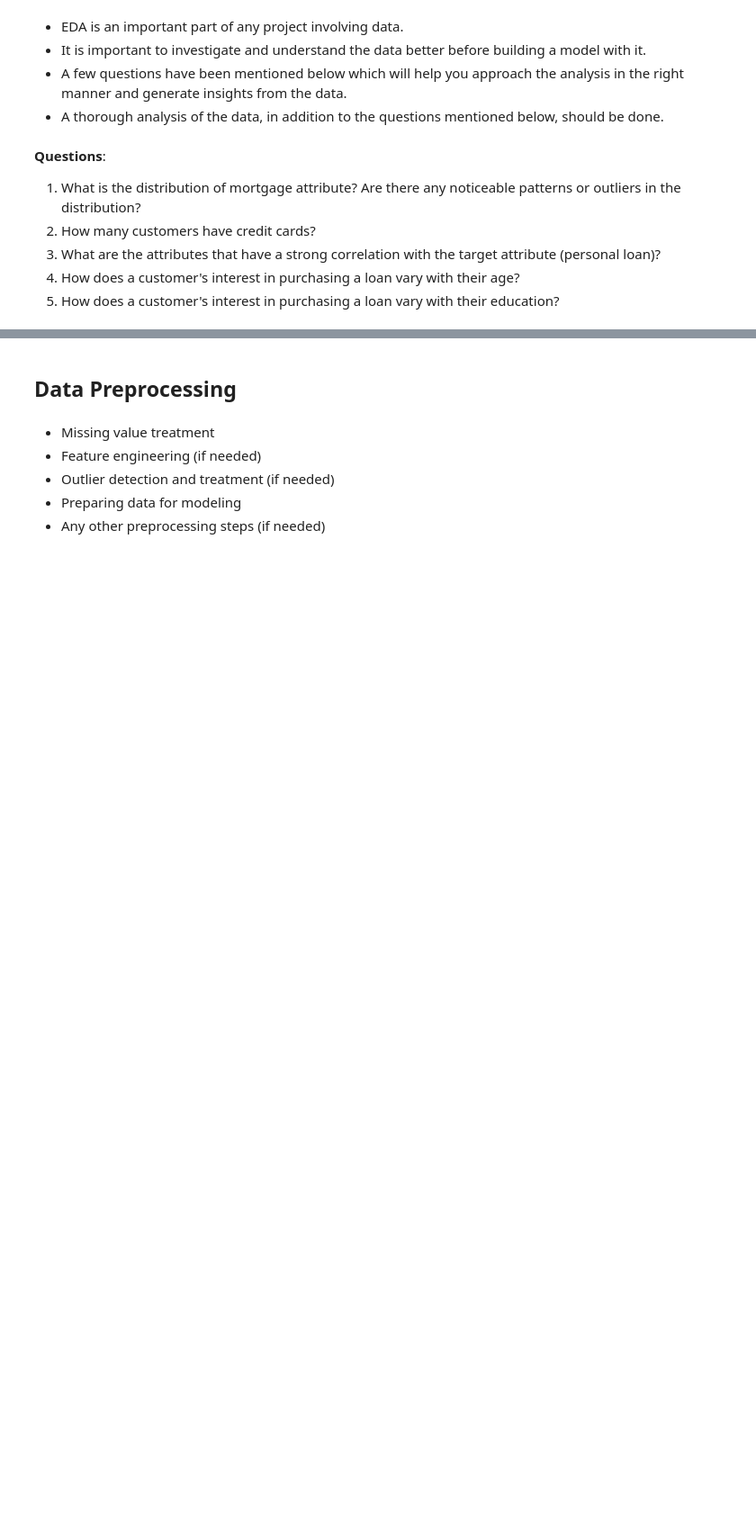
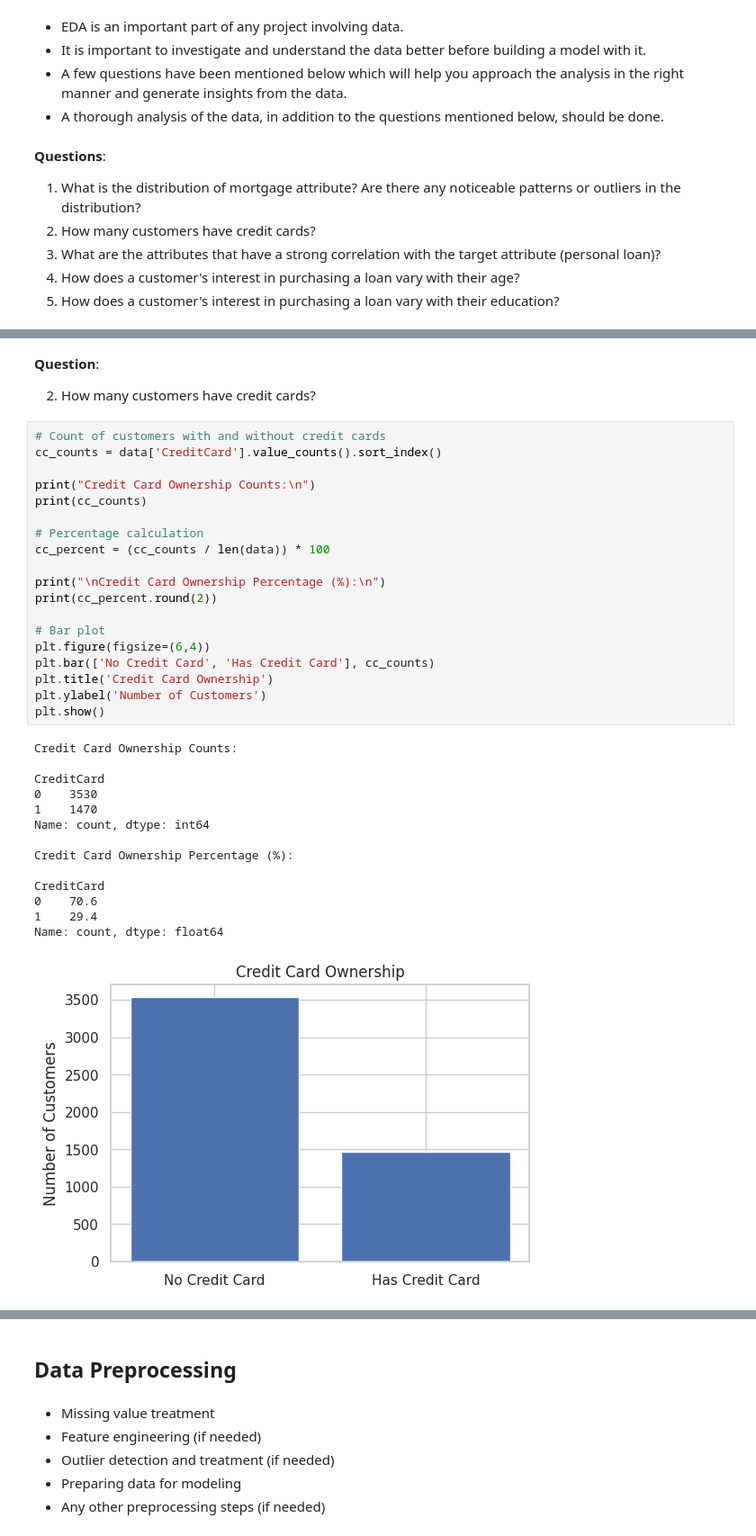
Before and after one commit to click2shivesh/shivesh-uta-aiml-py, a Jupyter notebook: Shivesh_AIML_ML_Project_Full_Code_Notebook.ipynb, the cells around one changed output, grey strips where cells are left out. Shown at 90% size. Drawn from its saved outputs; the diff is of its cells as text; blank space fills up the shorter version.

```diff
--- a/Shivesh_AIML_ML_Project_Full_Code_Notebook.ipynb
+++ b/Shivesh_AIML_ML_Project_Full_Code_Notebook.ipynb
@@ -323,0 +424,38 @@ Understanding these mortgage ranges helps identify segments with differing credi
+# %% [markdown]
+**Question**:
+
+2. How many customers have credit cards?
+# %%
+# Count of customers with and without credit cards
+cc_counts = data['CreditCard'].value_counts().sort_index()
+
+print("Credit Card Ownership Counts:\n")
+print(cc_counts)
+
+# Percentage calculation
+cc_percent = (cc_counts / len(data)) * 100
+
+print("\nCredit Card Ownership Percentage (%):\n")
+print(cc_percent.round(2))
+
+# Bar plot
+plt.figure(figsize=(6,4))
+plt.bar(['No Credit Card', 'Has Credit Card'], cc_counts)
+plt.title('Credit Card Ownership')
+plt.ylabel('Number of Customers')
+plt.show()
+# %% [output]
+Credit Card Ownership Counts:
+
+CreditCard
+0    3530
+1    1470
+Name: count, dtype: int64
+
+Credit Card Ownership Percentage (%):
+
+CreditCard
+0    70.6
+1    29.4
+Name: count, dtype: float64
+[figure, added]
```
Also changed, not shown: parts of 62 cells of this notebook.
